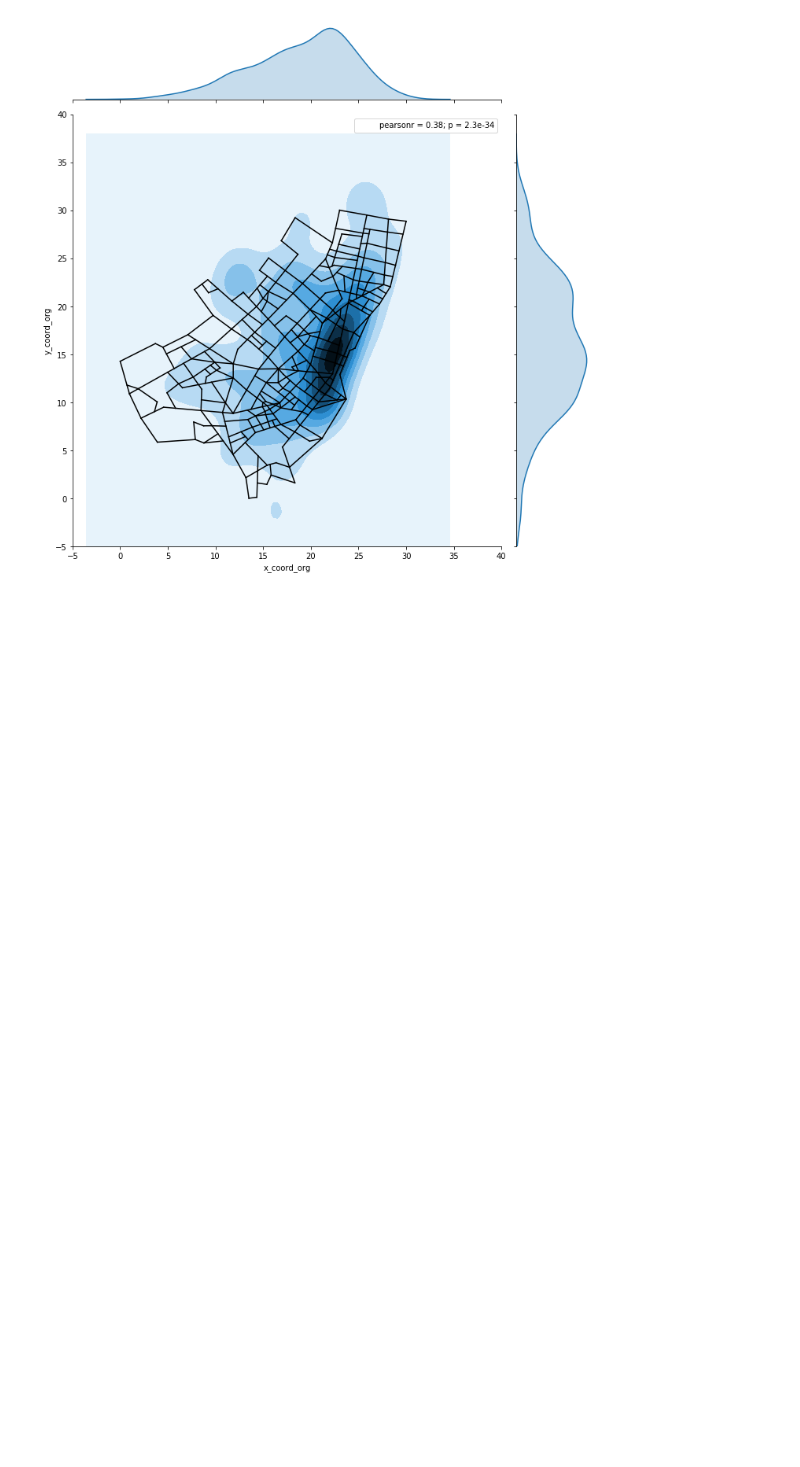
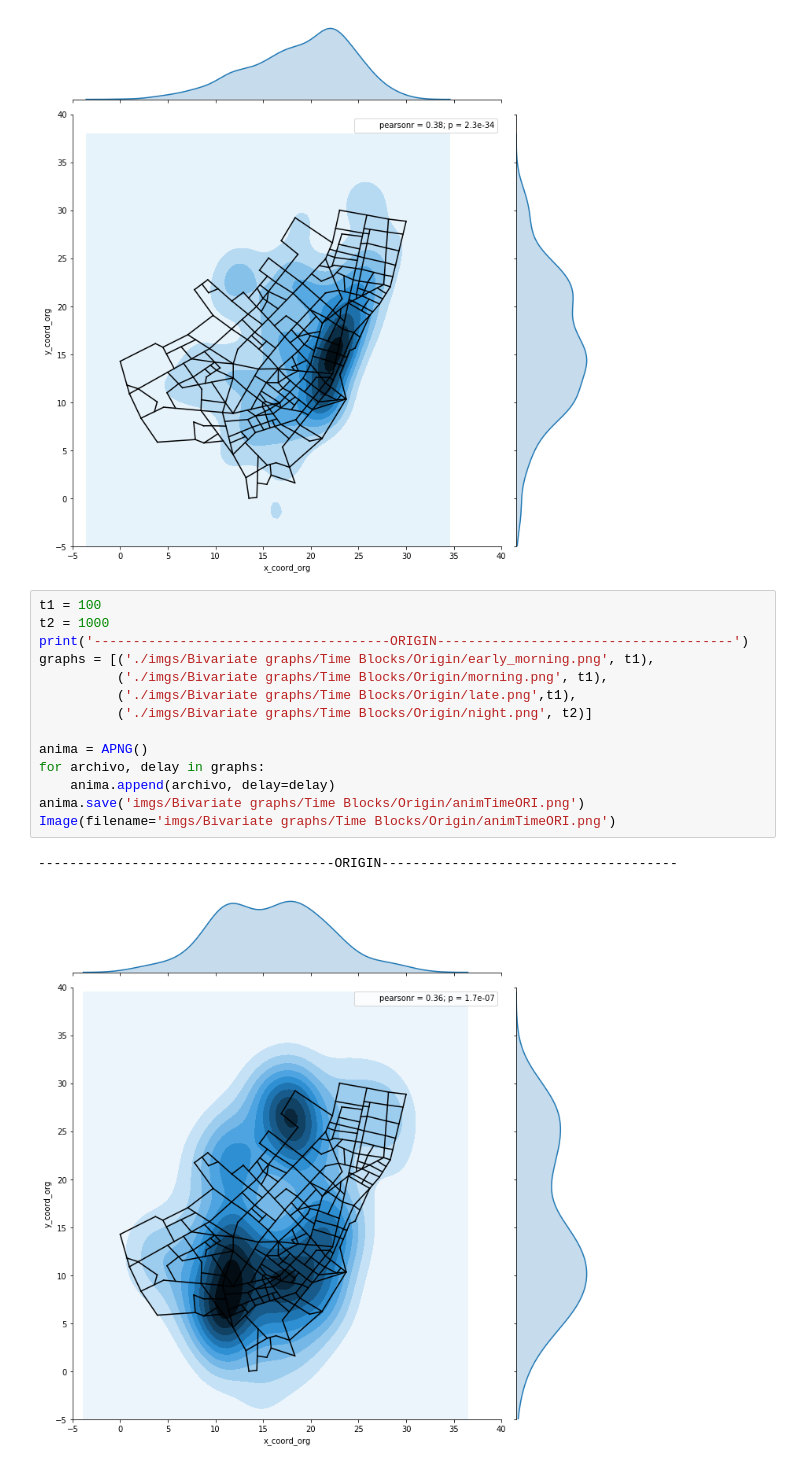
Before and after one commit to NotAnyMike/uber, a Jupyter notebook: modules/distributions/best_blocks_time_distribution.ipynb, the cells around one changed output. Saved outputs shown, nothing was run; the diff lists cells and outputs as text; blank space fills up the shorter version.

```diff
--- a/modules/distributions/best_blocks_time_distribution.ipynb
+++ b/modules/distributions/best_blocks_time_distribution.ipynb
@@ -266,3 +266,20 @@ for i in coords:
 # %% [output]
 --------------------------------------ARRIVE--------------------------------------
 [figure]
+# %%
+t1 = 100
+t2 = 1000
+print('--------------------------------------ORIGIN--------------------------------------')
+graphs = [('./imgs/Bivariate graphs/Time Blocks/Origin/early_morning.png', t1),
+          ('./imgs/Bivariate graphs/Time Blocks/Origin/morning.png', t1),
+          ('./imgs/Bivariate graphs/Time Blocks/Origin/late.png',t1),
+          ('./imgs/Bivariate graphs/Time Blocks/Origin/night.png', t2)]
+
+anima = APNG()
+for archivo, delay in graphs:
+    anima.append(archivo, delay=delay)
+anima.save('imgs/Bivariate graphs/Time Blocks/Origin/animTimeORI.png')
+Image(filename='imgs/Bivariate graphs/Time Blocks/Origin/animTimeORI.png')
+# %% [output]
+--------------------------------------ORIGIN--------------------------------------
+[figure, added]
```
Also changed, not shown: parts of 1 cell of this notebook, 4 other files.
